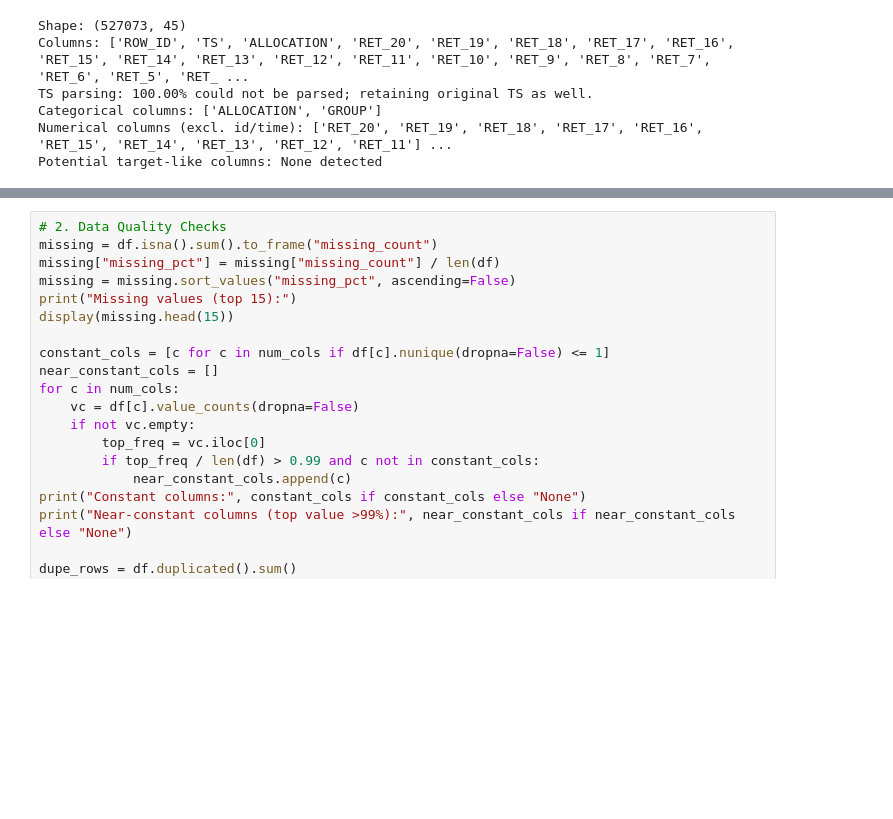
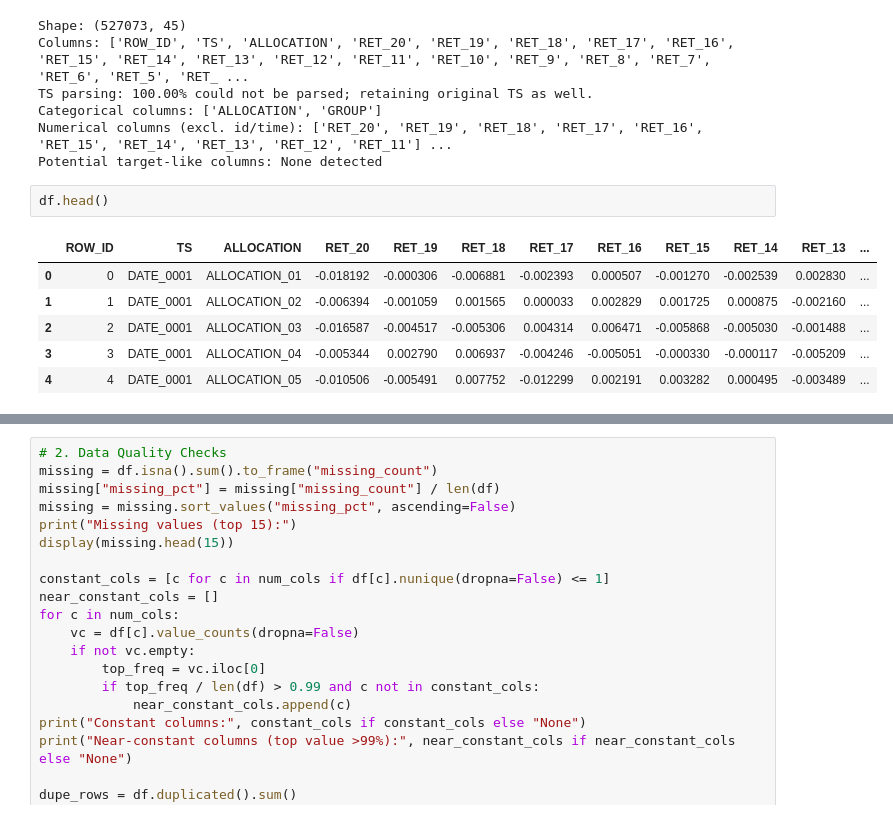
Before and after one commit to Martinoor/QRT-ENS-Data-Challenge, a Jupyter notebook: EDA.ipynb, the cells around one changed output, grey strips where cells are left out. Saved outputs shown, nothing was run; the diff lists cells and outputs as text; blank space fills up the shorter version.

```diff
--- a/EDA.ipynb
+++ b/EDA.ipynb
@@ -41,3 +41,12 @@ TS parsing: 100.00% could not be parsed; retaining original TS as well.
 Categorical columns: ['ALLOCATION', 'GROUP']
 Numerical columns (excl. id/time): ['RET_20', 'RET_19', 'RET_18', 'RET_17', 'RET_16', 'RET_15', 'RET_14', 'RET_13', 'RET_12', 'RET_11'] ...
 Potential target-like columns: None detected
+# %%
+df.head()
+# %% [output]
+|  | ROW_ID | TS | ALLOCATION | RET_20 | RET_19 | RET_18 | RET_17 | RET_16 | RET_15 | RET_14 | RET_13 | ... |
+| 0 | 0 | DATE_0001 | ALLOCATION_01 | -0.018192 | -0.000306 | -0.006881 | -0.002393 | 0.000507 | -0.001270 | -0.002539 | 0.002830 | ... |
+| 1 | 1 | DATE_0001 | ALLOCATION_02 | -0.006394 | -0.001059 | 0.001565 | 0.000033 | 0.002829 | 0.001725 | 0.000875 | -0.002160 | ... |
+| 2 | 2 | DATE_0001 | ALLOCATION_03 | -0.016587 | -0.004517 | -0.005306 | 0.004314 | 0.006471 | -0.005868 | -0.005030 | -0.001488 | ... |
+| 3 | 3 | DATE_0001 | ALLOCATION_04 | -0.005344 | 0.002790 | 0.006937 | -0.004246 | -0.005051 | -0.000330 | -0.000117 | -0.005209 | ... |
+| 4 | 4 | DATE_0001 | ALLOCATION_05 | -0.010506 | -0.005491 | 0.007752 | -0.012299 | 0.002191 | 0.003282 | 0.000495 | -0.003489 | ... |
```
Also changed, not shown: parts of 1 cell of this notebook, 3 other files.
